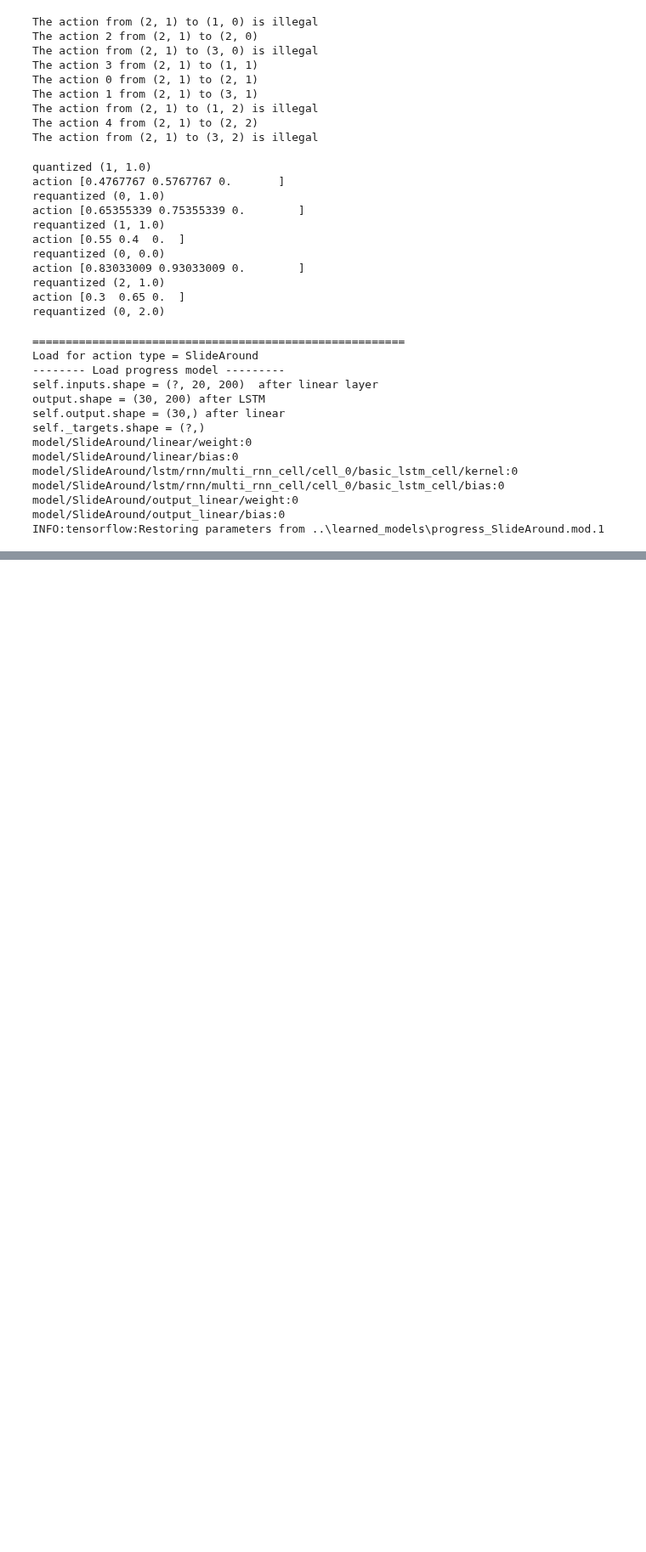
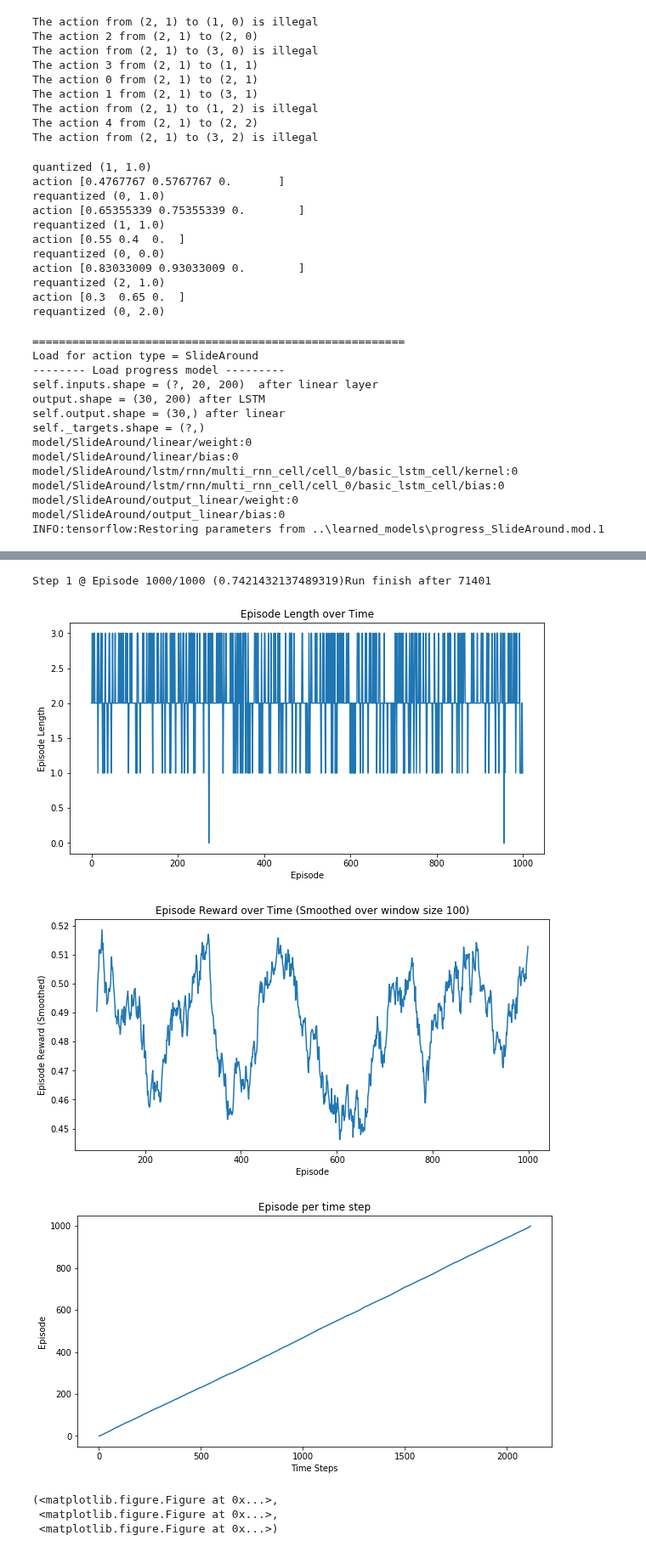
Before and after one commit to tuandnvn/learn-to-perform, a Jupyter notebook: notebooks/test_discrete_learner-2.ipynb, the cells around one changed output, grey strips where cells are left out. Shown at 85% size. Saved outputs shown, nothing was run; the diff lists cells and outputs as text; code cells hidden in the pictures; blank space fills up the shorter version.

```diff
--- a/notebooks/test_discrete_learner-2.ipynb
+++ b/notebooks/test_discrete_learner-2.ipynb
@@ -361,0 +341,23 @@ Progress = 0.55; reward = -0.09
+# %%
+c.num_episodes = 1000
+
+# Continue running for 8000 more episodes
+# Effective number of steps would be limit_step // (breadth + 1)
+action_ln_3 = dal.DiscreteActionLearner(c, projects['SlideAround'], progress_estimators['SlideAround'],
+                               policy_est, value_est, session = sess, limit_step = 12)
+
+past_envs_3, stats_3 = action_ln_2.policy_learn(dal.random_action, breadth = 3, verbose = False,
+                                          choice = 'ACTOR_CRITIC', default = False)
+
+print ('Run finish after %d' % (time.time() -start_time))
+# %% [output]
+Step 1 @ Episode 1000/1000 (0.7421432137489319)Run finish after 71401
+# %%
+plotting.plot_episode_stats(stats_3, smoothing_window=100)
+# %% [output]
+[figure, added]
+[figure, added]
+[figure, added]
+(<matplotlib.figure.Figure at 0x...>,
+ <matplotlib.figure.Figure at 0x...>,
+ <matplotlib.figure.Figure at 0x...>)
```
Also changed, not shown: parts of 16 cells of this notebook, 10 other files.
